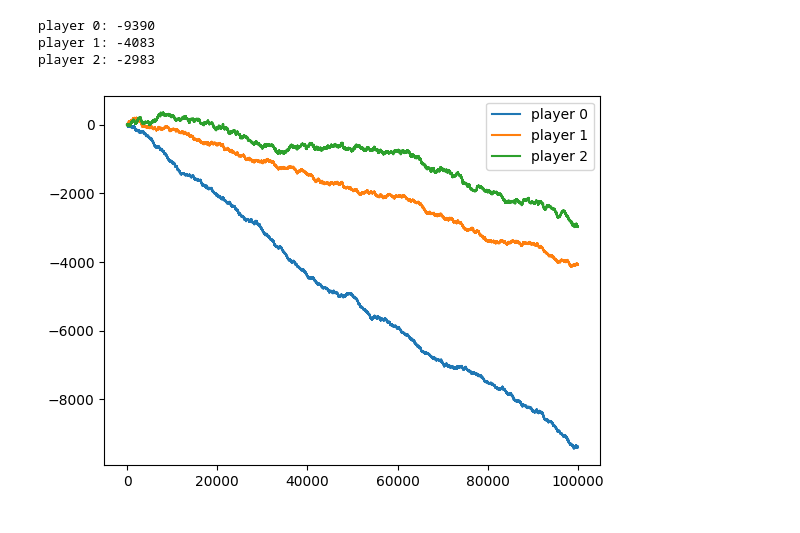
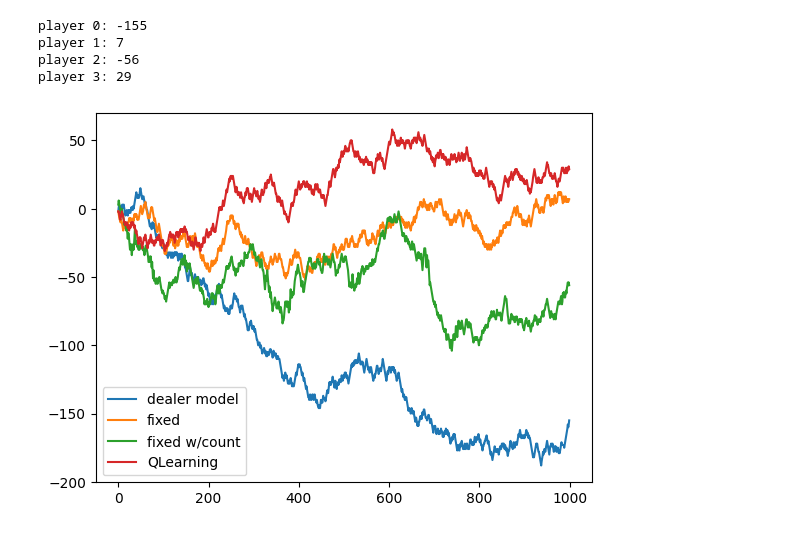
Before and after one commit to jrkosinski/blackjack-rl, a Jupyter notebook: results.ipynb, the cells around one changed output. Drawn from its saved outputs; the diff is of its cells as text; code cells hidden in the pictures.

Commit message:
training QDecisionModel, and testing the results

```diff
--- a/results.ipynb
+++ b/results.ipynb
@@ -7,8 +17,9 @@ from matplotlib import pyplot as plt
 # %%
 
 dealer = Dealer()
-table = Table(dealer, 12)
+table = Table(dealer, 12, top_up_rate = 0.1)
 
 table.add_player(Player(DealerDecisionModel()))
 table.add_player(Player(FixedStrategy()))
 table.add_player(Player(FixedWithCardCounting()))
+table.add_player(Player(QDecisionModel(tf.keras.models.load_model("model/model_saved"))))
@@ -15,7 +32,7 @@ table.add_player(Player(FixedWithCardCounting()))
 # %%
-balances = [[], [], []]
+balances = [[], [], [], []]
 
-for i in range(100000):
+for i in range(1000):
     table.play_round()
     for i in range(len(table.players)):
         balances[i].append(table.players[i].balance)
@@ -24,13 +41,18 @@ for i in range(100000):
 for i in range(len(table.players)):
     print(f"player {i}: {table.players[i].balance}")
 # %% [output]
-player 0: -9390
-player 1: -4083
-player 2: -2983
+player 0: -155
+player 1: 7
+player 2: -56
+player 3: 29
 # %%
-for i in range(len(table.players)):
-    plt.plot(balances[i], label=f"player {i}")
+#for i in range(len(table.players)):
+#    plt.plot(balances[i], label=f"player {i}")
+plt.plot(balances[0], label="dealer model")
+plt.plot(balances[1], label="fixed")
+plt.plot(balances[2], label="fixed w/count")
+plt.plot(balances[3], label="QLearning")
 plt.legend()
 plt.show()
 # %% [output]
-[figure, old version]
+[figure, new version]
```
Also changed, not shown: parts of 2 cells of this notebook, 4 other files.
